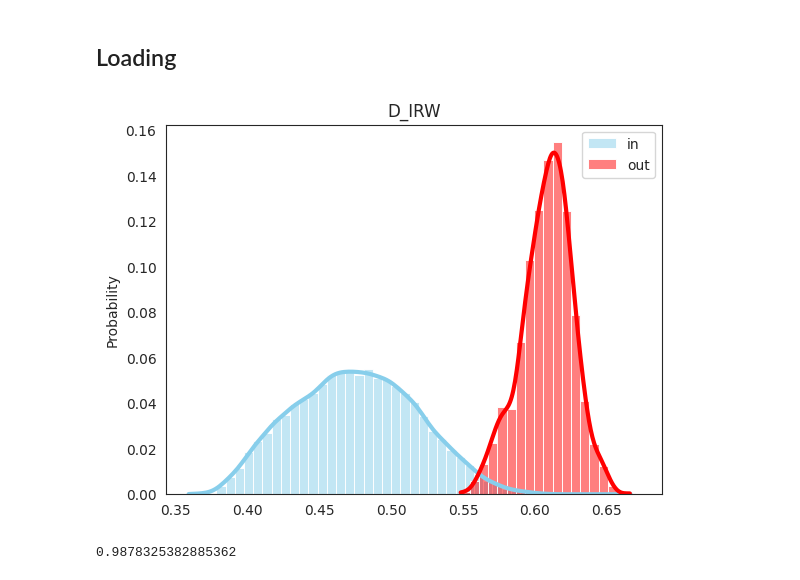
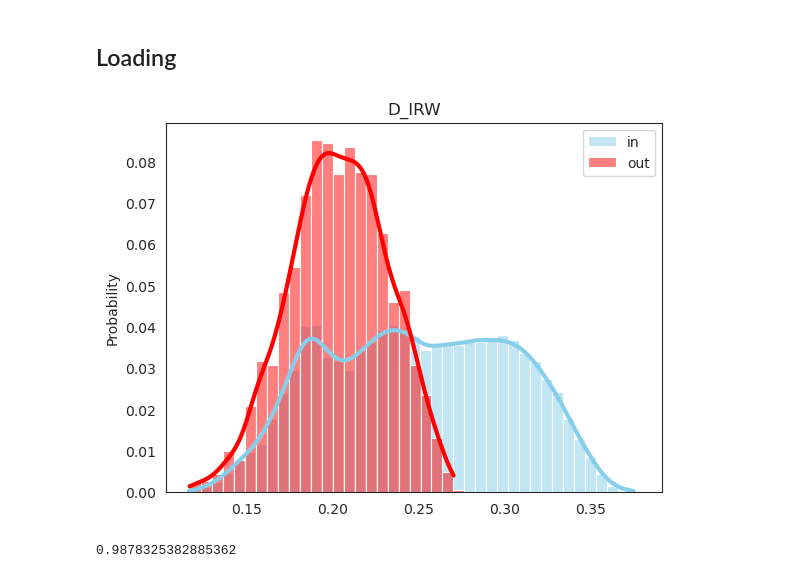
Before and after one commit to lilianmarey/nlp_ood_detection, a Jupyter notebook: papier_1/bert.ipynb, the cells around one changed output. Drawn from its saved outputs; the diff is of its cells as text; code cells hidden in the pictures.

```diff
--- a/papier_1/bert.ipynb
+++ b/papier_1/bert.ipynb
@@ -160,16 +160,16 @@ with open('embeddings_train.pkl', 'rb') as f:
 with open('logits_train.pkl', 'rb') as f:
     logit_train = pickle.load(f)
 # %%
-with open('embeddings_ood_test.pkl', 'rb') as f:
+with open('embeddings_ood_test_sst2.pkl', 'rb') as f:
     embd_ood = pickle.load(f)
 
-with open('logits_ood_test.pkl', 'rb') as f:
+with open('logits_ood_test_sst2.pkl', 'rb') as f:
     logit_ood = pickle.load(f)
 # %%
-with open('embeddings_test.pkl', 'rb') as f:
+with open('embeddings_imdb_test.pkl', 'rb') as f:
     embd_test = pickle.load(f)
 
-with open('logits_test.pkl', 'rb') as f:
+with open('logits_imdb_test.pkl', 'rb') as f:
     logit_test = pickle.load(f)
 # %%
 logit_train = torch.cat(logit_train).numpy()
@@ -198,14 +198,14 @@ scores_ood = np.concatenate((AI_IRW(X=train_distrib[0], AI=True, X_test=ood_dist
 scores_test = np.concatenate((AI_IRW(X=train_distrib[0], AI=True, X_test=test_distrib[0], n_dirs=1000) ,AI_IRW(X=train_distrib[1], AI=True, X_test=test_distrib[1], n_dirs=1000)))
 #scores_test = np.concatenate((MahaDist(X=test_distrib[0], distrib=train_distrib[0]) ,MahaDist(X=test_distrib[1], distrib=train_distrib[1])))[:,0]
 # %%
-c = 2*np.max(np.concatenate((scores_ood, scores_test)))
-sns.histplot(c-scores_test, label='in', binwidth=6.4e-3, color='skyblue',kde=True, stat='probability',  line_kws={"lw":3})
-sns.histplot(c-scores_ood, label='out',binwidth=6.4e-3, color='red', kde=True, stat='probability',  line_kws={"lw":3})
+#c = 2*np.max(np.concatenate((scores_ood, scores_test)))
+sns.histplot(scores_test, label='in', binwidth=6.4e-3, color='skyblue',kde=True, stat='probability',  line_kws={"lw":3})
+sns.histplot(scores_ood, label='out',binwidth=6.4e-3, color='red', kde=True, stat='probability',  line_kws={"lw":3})
 plt.legend()
 plt.title("D_IRW")
 plt.show()
 # %% [output]
-[figure, old version]
+[figure, new version]
 # %%
 tau=50
 clf_0 = OODDetector(tau=tau, similarity='mahalanobis')
```
Also changed, not shown: 2 other files.
